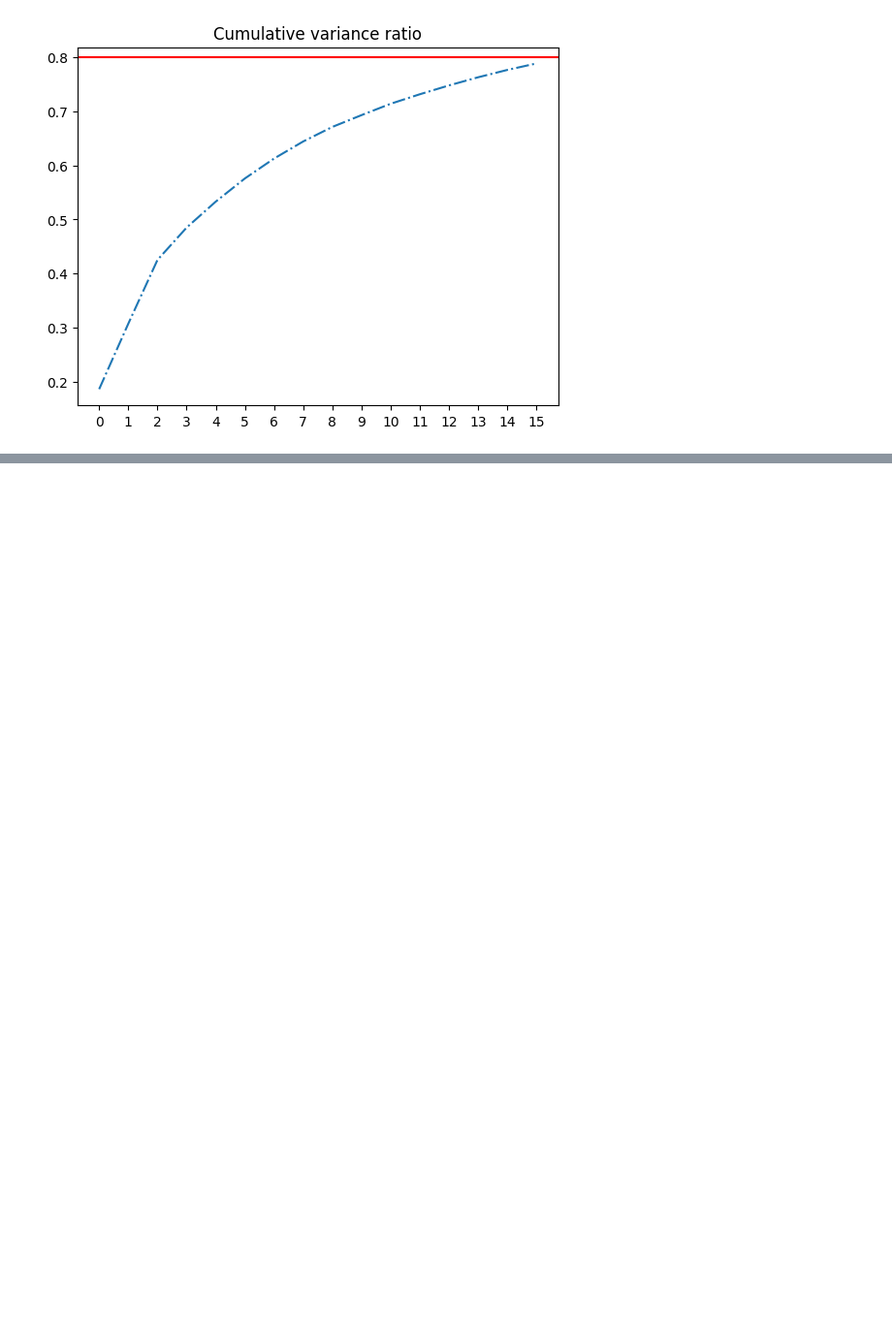
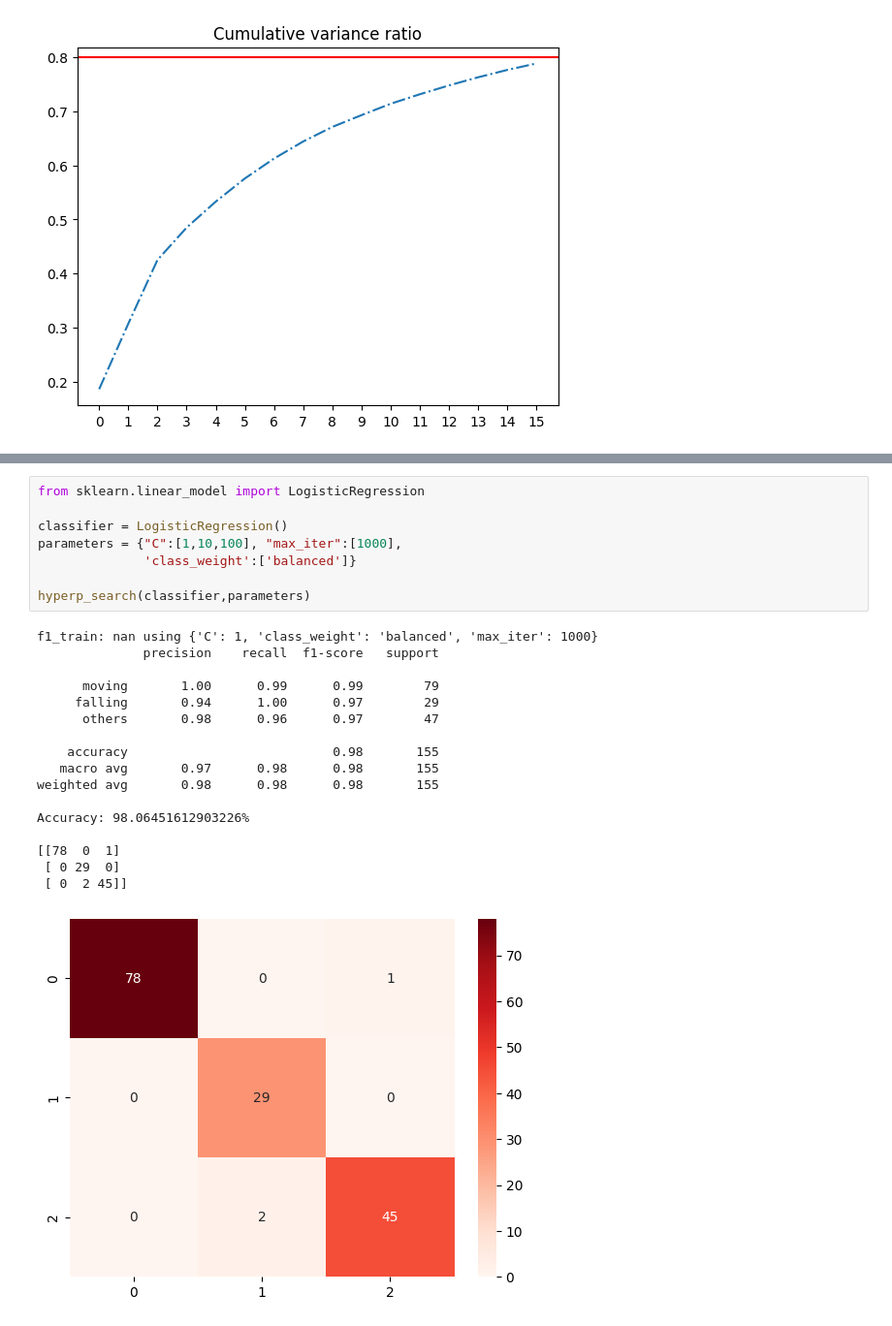
Before and after one commit to SmearyTundra/slhd-challenge, a Jupyter notebook: notebooks/preprocess.ipynb, the cells around one changed output, grey strips where cells are left out. Shown: that part at 97% size. Drawn from its saved outputs; the diff is of its cells as text; blank space fills up the shorter version.

```diff
--- a/notebooks/preprocess.ipynb
+++ b/notebooks/preprocess.ipynb
@@ -305,0 +562,26 @@ plt.axhline(y=0.8, color='r', linestyle='-')
+# %%
+from sklearn.linear_model import LogisticRegression
+
+classifier = LogisticRegression()
+parameters = {"C":[1,10,100], "max_iter":[1000],
+              'class_weight':['balanced']}
+
+hyperp_search(classifier,parameters)
+# %% [output]
+f1_train: nan using {'C': 1, 'class_weight': 'balanced', 'max_iter': 1000}
+              precision    recall  f1-score   support
+
+      moving       1.00      0.99      0.99        79
+     falling       0.94      1.00      0.97        29
+      others       0.98      0.96      0.97        47
+
+    accuracy                           0.98       155
+   macro avg       0.97      0.98      0.98       155
+weighted avg       0.98      0.98      0.98       155
+
+Accuracy: 98.06451612903226%
+
+[[78  0  1]
+ [ 0 29  0]
+ [ 0  2 45]]
+[figure, added]
```
Also changed, not shown: parts of 17 cells of this notebook.
